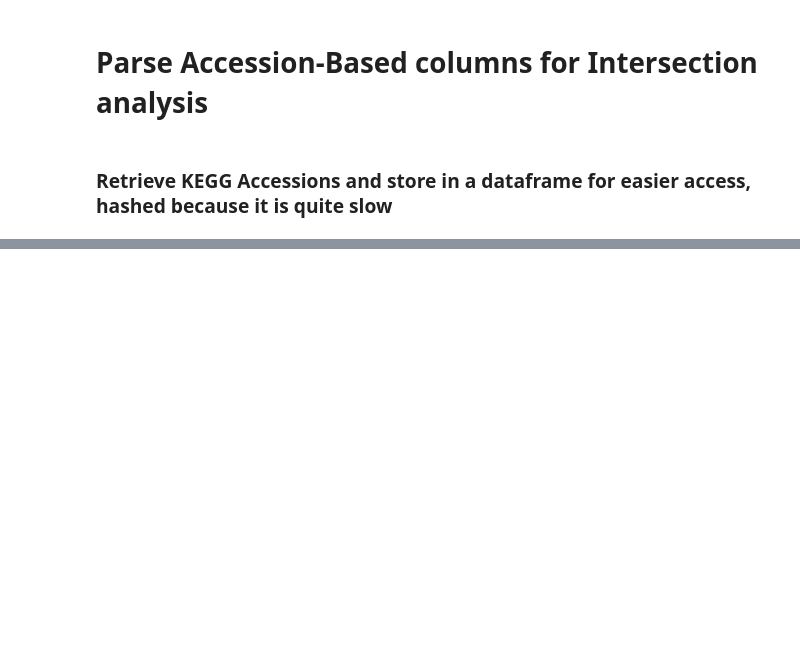
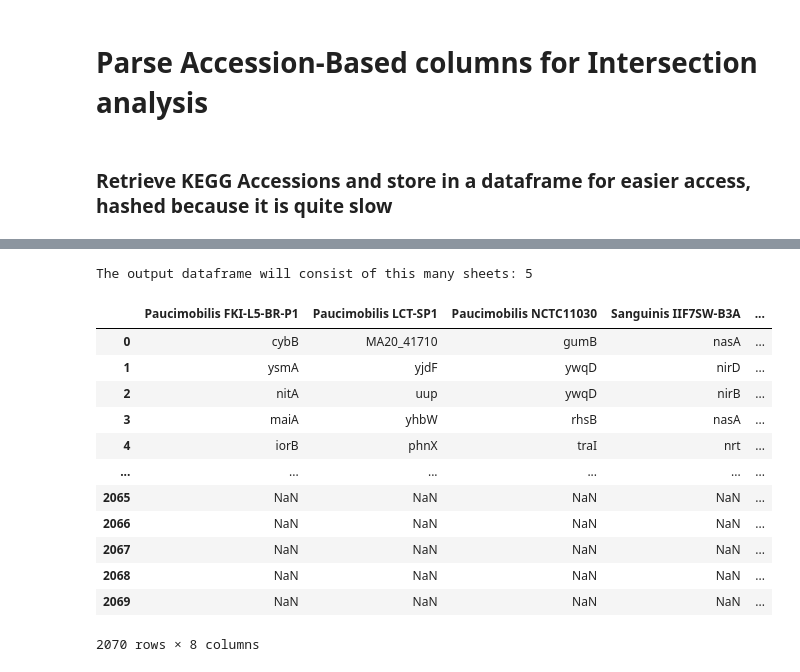
Before and after one commit to jlombo96/Sphingomonas-EggNOG-Workbook, a Jupyter notebook: EggNOG_Scripts.ipynb, the cells around one changed output, grey strips where cells are left out. Cells and saved outputs as stored; diff of their text form; code cells hidden in the pictures; blank space fills up the shorter version.

```diff
--- a/EggNOG_Scripts.ipynb
+++ b/EggNOG_Scripts.ipynb
@@ -460,0 +447,26 @@ output_eggNOG.to_csv("Final_EggNOG_Table_4.csv", index=True)
+# %%
+print("The output dataframe will consist of this many sheets:" +  " " + str(len(output_dfs)) )
+sheet_names = ["KO", "Modules", "Reactions","EggNOG_Named_Proteins","EggNOG_All_Seed_Orthologs"]
+with pd.ExcelWriter('Supplementary_Table1.xlsx') as writer:
+    for i,j in zip(output_dfs, sheet_names):
+        i.to_excel(writer, sheet_name=j)
+# %% [output]
+The output dataframe will consist of this many sheets: 5
+# %%
+eggNOG_upsetR = pileup(infiles,genomes_names, column=5)
+eggNOG_upsetR
+#eggNOG_upsetR.to_csv("eggNOG_Named_Proteins.csv", index=False)
+# %% [output]
+|  | Paucimobilis FKI-L5-BR-P1 | Paucimobilis LCT-SP1 | Paucimobilis NCTC11030 | Sanguinis IIF7SW-B3A | ... |
+| 0 | cybB | MA20_41710 | gumB | nasA | ... |
+| 1 | ysmA | yjdF | ywqD | nirD | ... |
+| 2 | nitA | uup | ywqD | nirB | ... |
+| 3 | maiA | yhbW | rhsB | nasA | ... |
+| 4 | iorB | phnX | traI | nrt | ... |
+| ... | ... | ... | ... | ... | ... |
+| 2065 | NaN | NaN | NaN | NaN | ... |
+| 2066 | NaN | NaN | NaN | NaN | ... |
+| 2067 | NaN | NaN | NaN | NaN | ... |
+| 2068 | NaN | NaN | NaN | NaN | ... |
+| 2069 | NaN | NaN | NaN | NaN | ... |
+2070 rows × 8 columns
```
Also changed, not shown: parts of 35 cells of this notebook.
